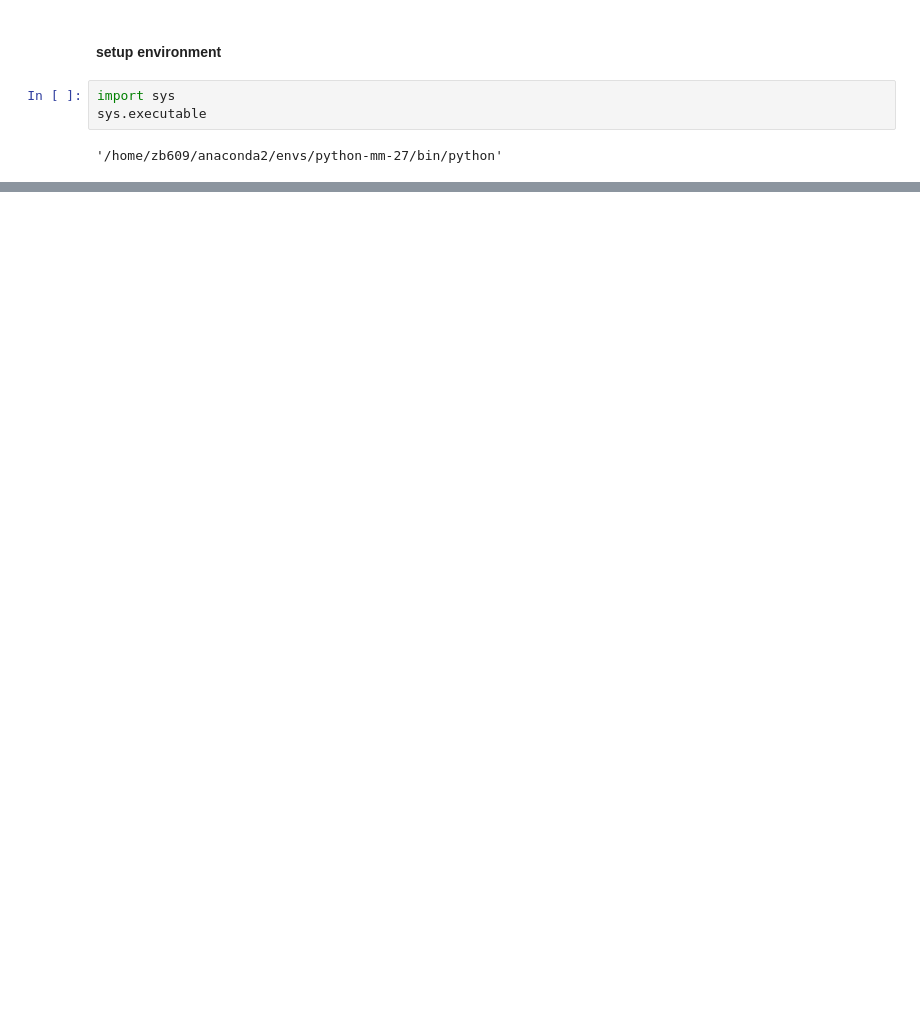
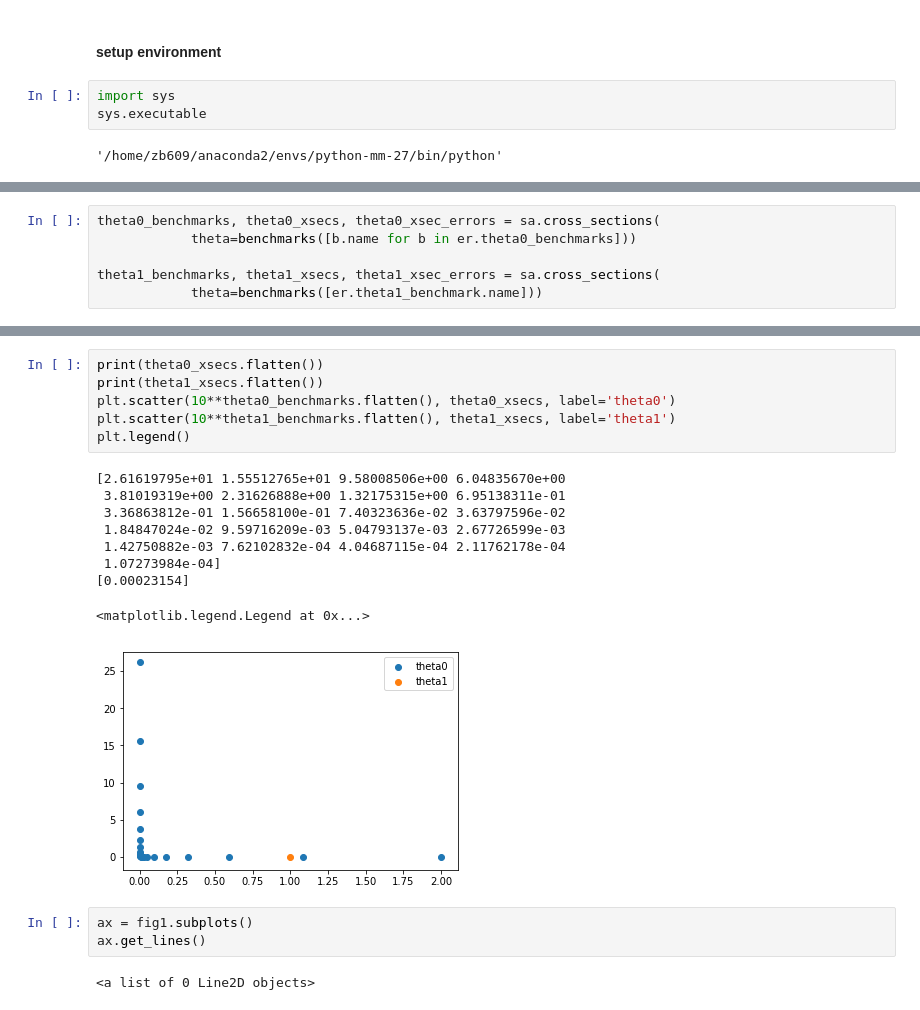
Before and after one commit to zbhatti/madminer, a Jupyter notebook: examples/higgs_4l/debugging_llr.ipynb, the cells around one changed output, grey strips where cells are left out. Drawn from its saved outputs; the diff is of its cells as text; blank space fills up the shorter version.

```diff
--- a/examples/higgs_4l/debugging_llr.ipynb
+++ b/examples/higgs_4l/debugging_llr.ipynb
@@ -237,0 +250,6 @@ plot_distributions(filename=miner_data_shuffled_path, log=True, observables=['ma
+# %%
+theta0_benchmarks, theta0_xsecs, theta0_xsec_errors = sa.cross_sections(
+            theta=benchmarks([b.name for b in er.theta0_benchmarks]))
+
+theta1_benchmarks, theta1_xsecs, theta1_xsec_errors = sa.cross_sections(
+            theta=benchmarks([er.theta1_benchmark.name]))
@@ -237,0 +274,21 @@ plot_distributions(filename=miner_data_shuffled_path, log=True, observables=['ma
+# %%
+print(theta0_xsecs.flatten())
+print(theta1_xsecs.flatten())
+plt.scatter(10**theta0_benchmarks.flatten(), theta0_xsecs, label='theta0')
+plt.scatter(10**theta1_benchmarks.flatten(), theta1_xsecs, label='theta1')
+plt.legend()
+# %% [output]
+[2.61619795e+01 1.55512765e+01 9.58008506e+00 6.04835670e+00
+ 3.81019319e+00 2.31626888e+00 1.32175315e+00 6.95138311e-01
+ 3.36863812e-01 1.56658100e-01 7.40323636e-02 3.63797596e-02
+ 1.84847024e-02 9.59716209e-03 5.04793137e-03 2.67726599e-03
+ 1.42750882e-03 7.62102832e-04 4.04687115e-04 2.11762178e-04
+ 1.07273984e-04]
+[0.00023154]
+<matplotlib.legend.Legend at 0x...>
+[figure, added]
+# %%
+ax = fig1.subplots()
+ax.get_lines()
+# %% [output]
+<a list of 0 Line2D objects>
```
Also changed, not shown: parts of 8 cells of this notebook.
